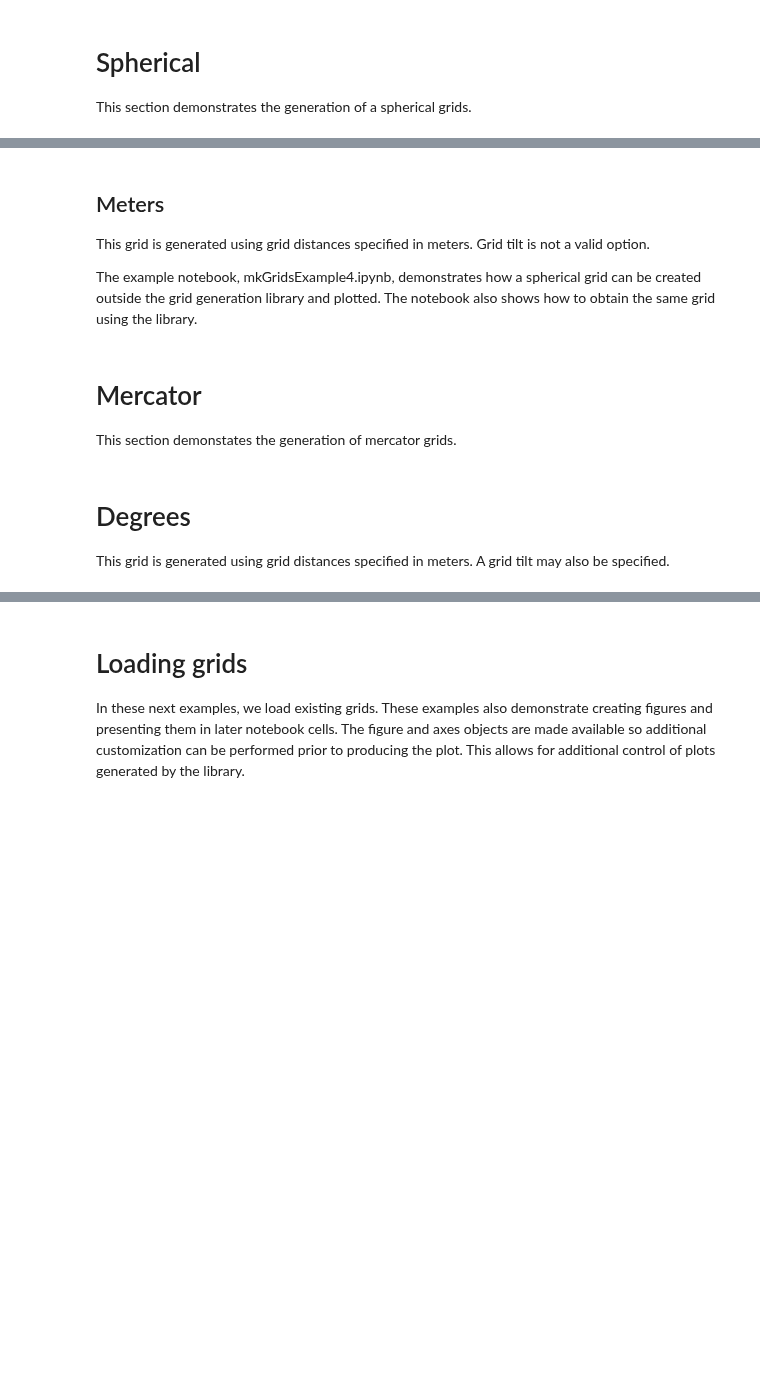
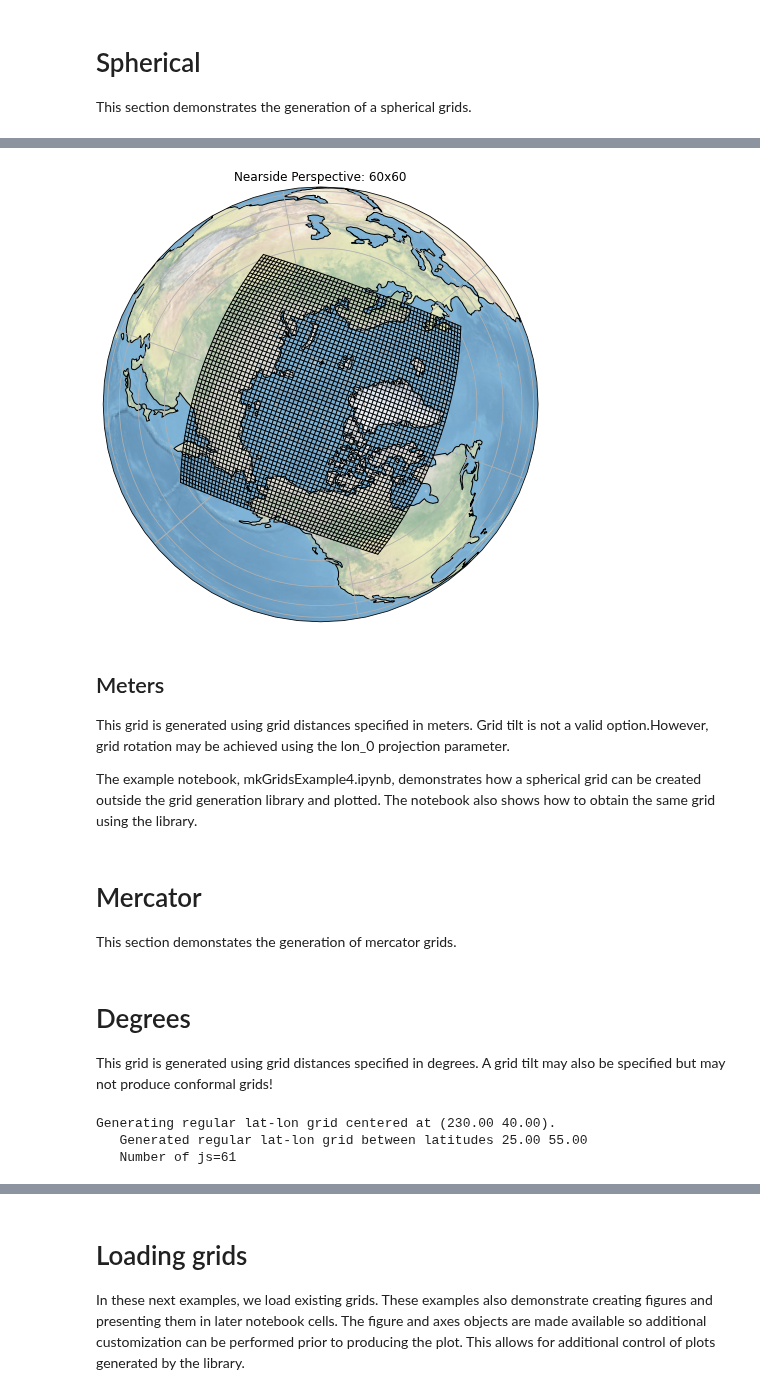
Before and after one commit to jr3cermak/gridtoolsDev, a Jupyter notebook: gridTools/mkGridIterative.ipynb, the cells around one changed output, grey strips where cells are left out. Drawn from its saved outputs; the diff is of its cells as text; code cells hidden in the pictures; blank space fills up the shorter version.

```diff
--- a/gridTools/mkGridIterative.ipynb
+++ b/gridTools/mkGridIterative.ipynb
@@ -277,6 +326,12 @@ This grid is generated using grid distances specified in degrees.  A grid tilt m
+# %%
+(figure, axes) = grd.plotGrid()
+# %%
+figure
+# %% [output]
+[figure, added]
 # %% [markdown]
 ## Meters
-This grid is generated using grid distances specified in meters.  Grid tilt is not a valid option.
+This grid is generated using grid distances specified in meters.  Grid tilt is not a valid option.However, grid rotation may be achieved using the lon_0 projection parameter.
 
 The example notebook, mkGridsExample4.ipynb, demonstrates how a spherical grid can be created outside
 the grid generation library and plotted.  The notebook also shows how to obtain the same grid using
@@ -286,4 +341,4 @@ the library.
 This section demonstates the generation of mercator grids.
 # %% [markdown]
 # Degrees
-This grid is generated using grid distances specified in meters.  A grid tilt may also be specified.
+This grid is generated using grid distances specified in degrees.  A grid tilt may also be specified but may not produce conformal grids!
@@ -289,0 +371,7 @@ This grid is generated using grid distances specified in meters.  A grid tilt ma
+# %%
+# Create the grid
+grd.makeGrid()
+# %% [output]
+Generating regular lat-lon grid centered at (230.00 40.00).
+   Generated regular lat-lon grid between latitudes 25.00 55.00
+   Number of js=61
```
Also changed, not shown: parts of 26 cells of this notebook, 12 other files.
